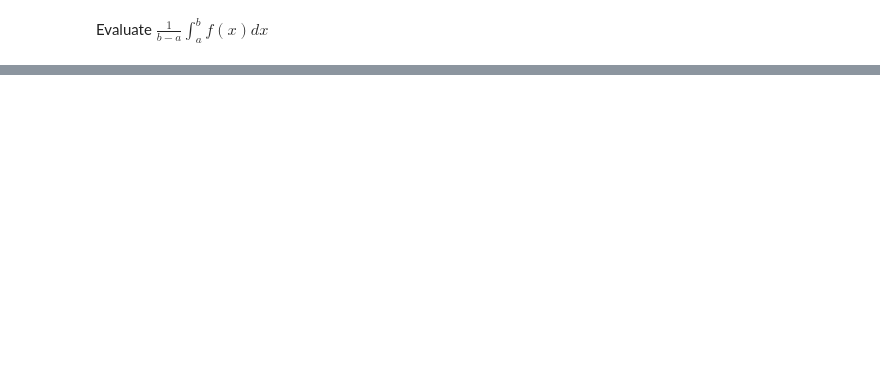
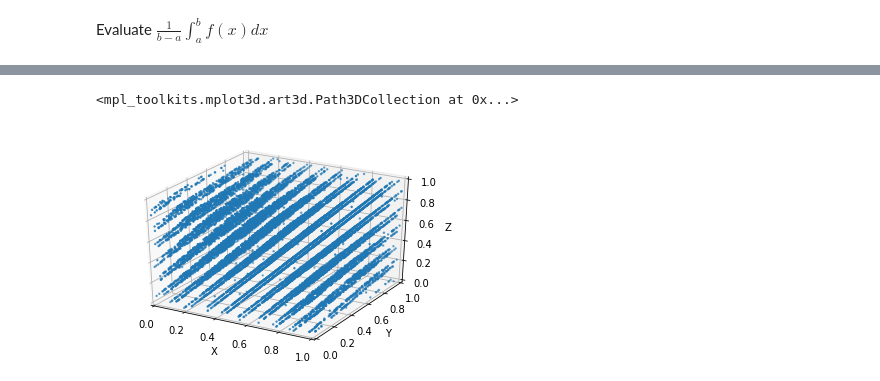
Before and after one commit to Jim00000/Numerical-Analysis, a Jupyter notebook: 9_Random_Numbers_And_Applications.ipynb, the cells around one changed output, grey strips where cells are left out. Cells and saved outputs as stored; diff of their text form; code cells hidden in the pictures; blank space fills up the shorter version.

```diff
--- a/9_Random_Numbers_And_Applications.ipynb
+++ b/9_Random_Numbers_And_Applications.ipynb
@@ -92,0 +216,36 @@ average = 0.330187 with 100 uniform random numbers, error = 0.003146
+# %%
+def randu(x):
+    return linear_congruential_generator(x, pow(2, 16) + 3, 0, pow(2, 31))[:2]
+# %%
+import time
+
+# For matplotlib
+fig = plt.figure()
+ax = fig.gca(projection='3d')
+ax.set_xlim(0, 1)
+ax.set_ylim(0, 1)
+ax.set_zlim(0, 1)
+ax.set_xlabel('X')
+ax.set_ylabel('Y')
+ax.set_zlabel('Z')
+
+# Arguments for randu
+datax = np.array([])
+datay = np.array([])
+dataz = np.array([])
+x = time.time()
+total_iterations = 20000
+
+# Process
+for i in range(total_iterations):
+    u1, x = randu(x)
+    u2, x = randu(x)
+    u3, x = randu(x)
+    datax = np.append(datax, u1)
+    datay = np.append(datay, u2)
+    dataz = np.append(dataz, u3)
+
+ax.scatter(datax, datay, dataz, zdir='y', s=2)
+# %% [output]
+<mpl_toolkits.mplot3d.art3d.Path3DCollection at 0x...>
+[figure, added]
```
Also changed, not shown: parts of 12 cells of this notebook, 1 other file.
